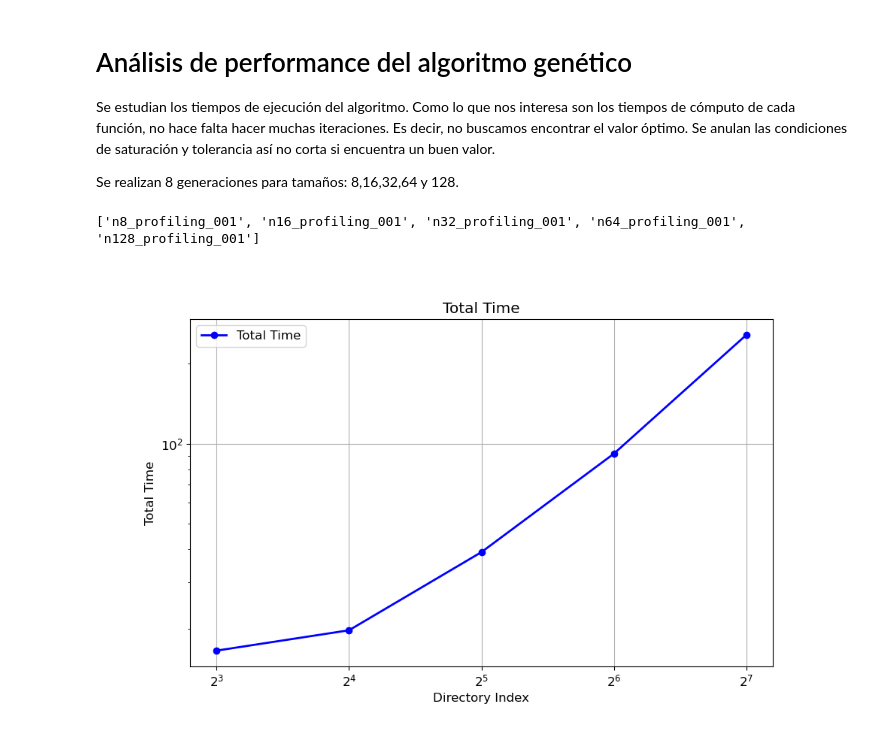
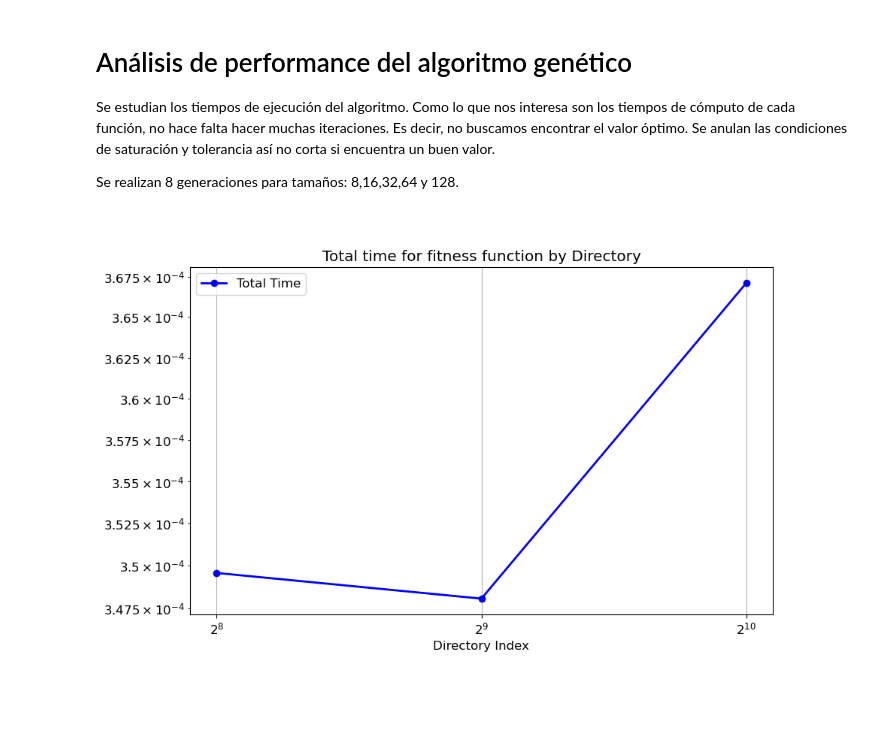
Before and after one commit to sofips/dynamic_ga, a Jupyter notebook: profile_plots.ipynb, the cells around one changed output. Cells and saved outputs as stored; diff of their text form; code cells hidden in the pictures; blank space fills up the shorter version.

Commit message:
stats for n16

```diff
--- a/profile_plots.ipynb
+++ b/profile_plots.ipynb
@@ -26,97 +26,79 @@ mpl.rcParams['axes.prop_cycle'] = mpl.cycler(color=["b", "g", "r", 'k','y' , 'm'
 Se estudian los tiempos de ejecución del algoritmo. Como lo que nos interesa son los tiempos de cómputo de cada función, no hace falta hacer muchas iteraciones. Es decir, no buscamos encontrar el valor óptimo. Se anulan las condiciones de saturación y tolerancia así no corta si encuentra un buen valor.
 
 Se realizan 8 generaciones para tamaños: 8,16,32,64 y 128.
+# %%
+def access_directories(popsizes,n):
+    directories = [f"n{n}_ps{ps}_001" for ps in popsizes]
+    return directories
+
+
+# Define the parent directory containing subdirectories
+parent_dir = "stats001"
+
+# accessing directories with stasts for different popsizes
+popsizes = [256,512,1024]
+n = 16
+n16_directories = access_directories(popsizes,n)
 # %%
- dimensions = [8,16,32,64,128]
-
-# Define the parent directory containing subdirectories
-parent_dir = "stats_001"
-
+n16_summary = pd.DataFrame()
 # List subdirectories (sorted to maintain order)
-directories = [f"n{d}_profiling_001" for d in dimensions]
-print(directories)
-
-# Initialize data structures to hold stats
-cumulative_times = []
-total_times = []
-indexes = []
 cumulative_times_fitness = []
 total_times_fitness = []
+
 # Process each directory
-for idx, directory in enumerate(directories):
+for idx, directory in enumerate(n16_directories):
+
     dir_path = os.path.join(parent_dir, directory)
     prof_files = [f for f in os.listdir(dir_path) if f.endswith(".prof")]
+    summary_files = [f for f in os.listdir(dir_path) if f.__contains__("summary")]
+
     if len(prof_files) != 1:
         print(f"Skipping {directory}: expected one .prof file, found {len(prof_files)}.")
         continue
+    if len(summary_files) != 1:
+        print(f"Skipping {directory}: expected one summary file, found {len(summary_files)}.")
+        continue
 
     prof_file = os.path.join(dir_path, prof_files[0])
-
+    summary_file = os.path.join(dir_path, summary_files[0])
+    n16_summary = pd.concat([n16_summary, pd.read_csv(summary_file)], ignore_index=True)
     # Load profile stats
     stats = pstats.Stats(prof_file)
-    total_time = stats.total_tt    # Total number of calls as a proxy for total time
-    ncalls = stats.total_calls
-  # Total number of calls as a proxy for total time
-
-    # Store results
-    indexes.append(idx)
-    total_times.append(total_time)
 
     # Get fitness function stats
-
-
     function_names = [func for func in stats.stats.keys() if "reward_based_fitness" in func[2]]
     func_stats = stats.stats[function_names[0]]
     ncalls, nprimitive, total_time, cumulative_time, callers = func_stats
     cumulative_times_fitness.append(cumulative_time/ncalls)
     total_times_fitness.append(total_time/ncalls)
 
-
-# # Plot cumulative time
-# plt.figure(figsize=(10, 6))
-# plt.plot(dimensions, cumulative_times, marker="o", label="Cumulative Time")
-# plt.xlabel("Directory Index")
-# plt.ylabel("Cumulative Time")
-# plt.title("Cumulative Time by Directory")
-# plt.grid()
-# plt.legend()
-# plt.show()
+n16_summary['pop_size'] = popsizes
 
 # Plot total time
 plt.figure(figsize=(10, 6))
-plt.plot(dimensions, total_times, marker="o", label="Total Time")
+plt.plot(popsizes, total_times_fitness, marker="o", label="Total Time")
 plt.xlabel("Directory Index")
 plt.ylabel("Total Time")
-plt.title("Total Time")
+plt.title("Total time for fitness function by Directory")
 plt.grid()
 plt.xscale('log', base=2)
 plt.yscale('log', base=10)
 plt.legend()
 plt.show()
 
 # Plot total time
 plt.figure(figsize=(10, 6))
-plt.plot(dimensions, cumulative_times_fitness, marker="o", label="Total Time")
+plt.plot(popsizes, cumulative_times_fitness, marker="o", label="Total Time")
 plt.xlabel("Directory Index")
-plt.ylabel("Total Time")
+plt.ylabel("Time")
 plt.title("Cumulative time for fitness function by Directory")
 plt.grid()
 plt.xscale('log', base=2)
 plt.yscale('log', base=10)
 plt.legend()
 plt.show()
 
-# Plot total time
 plt.figure(figsize=(10, 6))
-plt.plot(dimensions, total_times_fitness, marker="o", label="Total Time")
-plt.xlabel("Directory Index")
-plt.ylabel("Total Time")
-plt.title("Total time for fitness function by Directory")
-plt.grid()
-plt.xscale('log', base=2)
-plt.yscale('log', base=10)
-plt.legend()
-plt.show()
+plt.errorbar(n16_summary['pop_size'], n16_summary['total_time_mean'], yerr=n16_summary['total_time_std'], fmt='o', label="Total Time")
 # %% [output]
-['n8_profiling_001', 'n16_profiling_001', 'n32_profiling_001', 'n64_profiling_001', 'n128_profiling_001']
-[figure, old version]
+[figure, new version]
```
Also changed, not shown: parts of 5 cells of this notebook, 21 other files.
